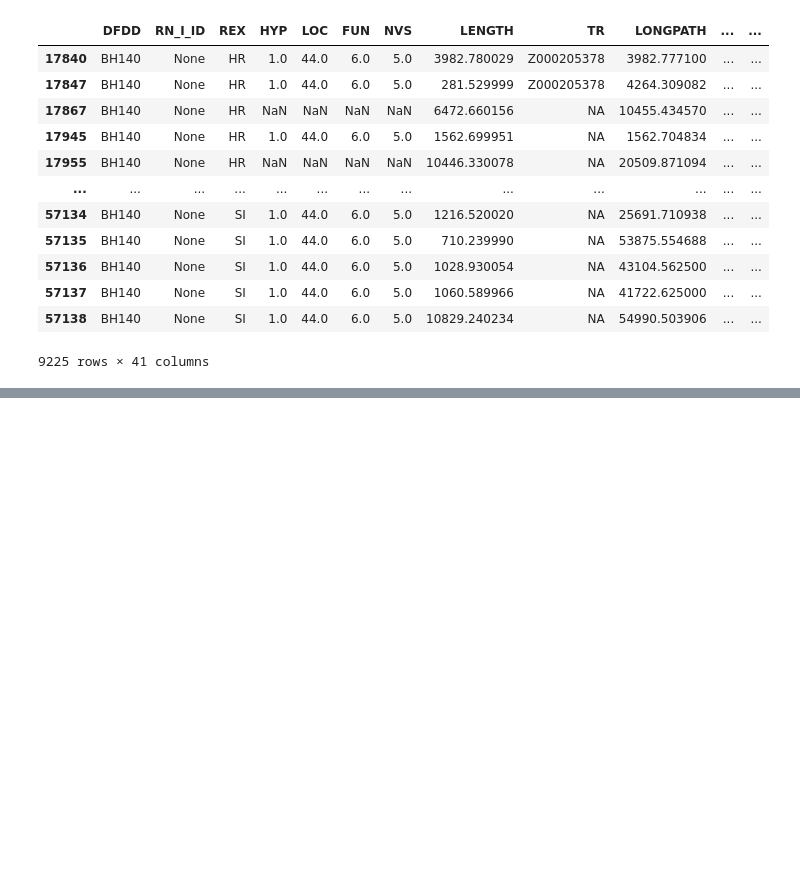
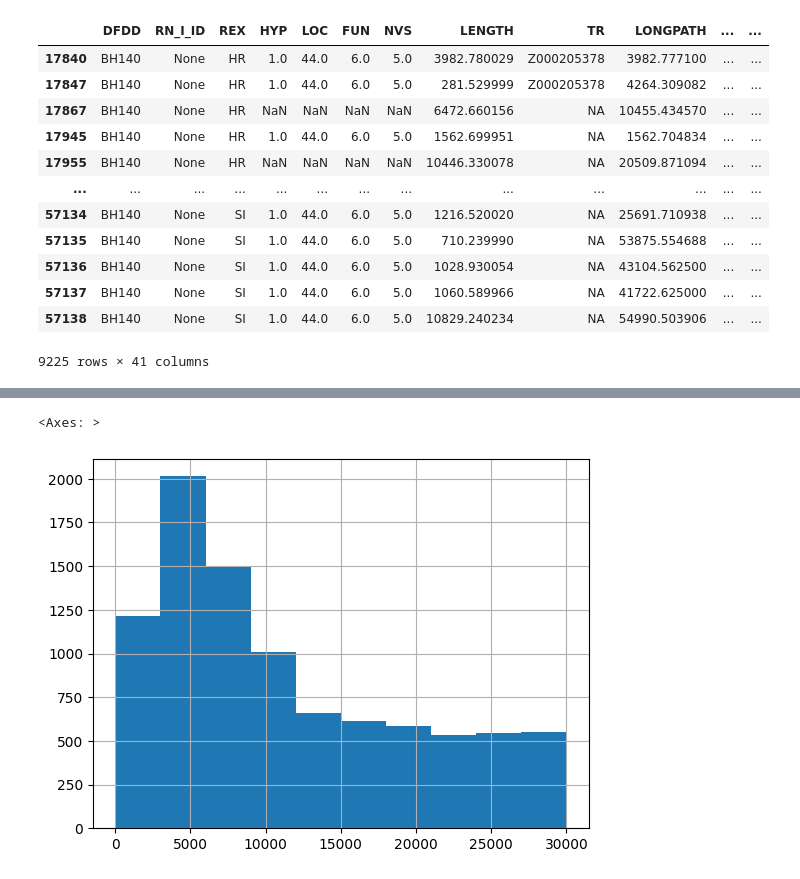
Before and after one commit to LongarMD/ijs-reke, a Jupyter notebook: data.ipynb, the cells around one changed output, grey strips where cells are left out. Saved outputs shown, nothing was run; the diff lists cells and outputs as text; code cells hidden in the pictures; blank space fills up the shorter version.

```diff
--- a/data.ipynb
+++ b/data.ipynb
@@ -276,0 +360,5 @@ prec_stations_close.plot(ax=ax, color='green', alpha=1)
+# %%
+rivers_m[rivers_m['closest_prec_dist'].apply(lambda x: x[0] if x else 0) <= 200000]['closest_weather_dist'].apply(lambda x: x[0] if x else 0).hist()
+# %% [output]
+<Axes: >
+[figure, added]
```
Also changed, not shown: parts of 7 cells of this notebook.
